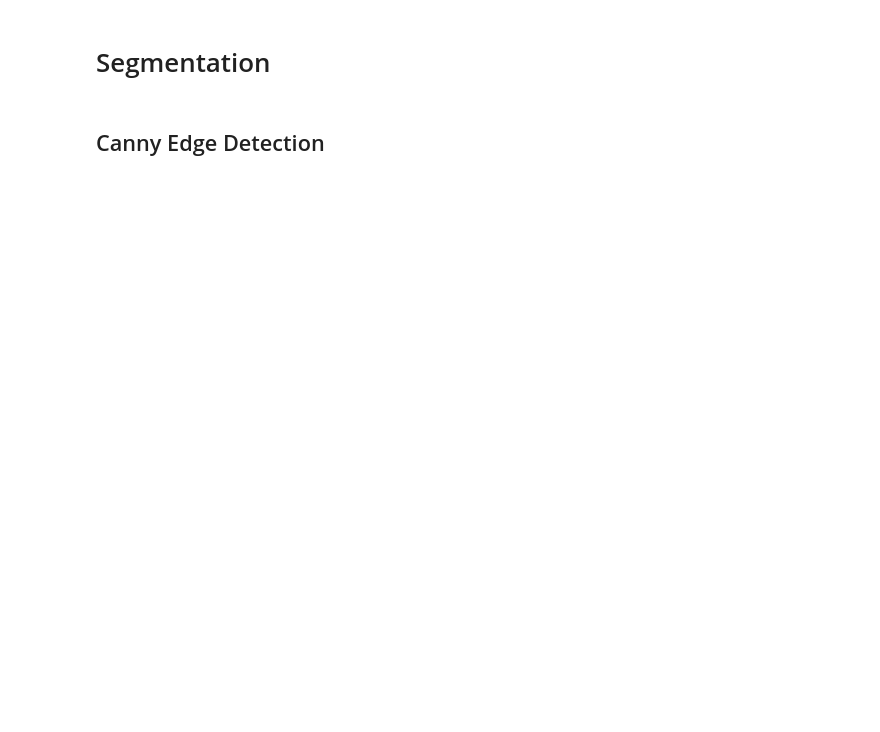
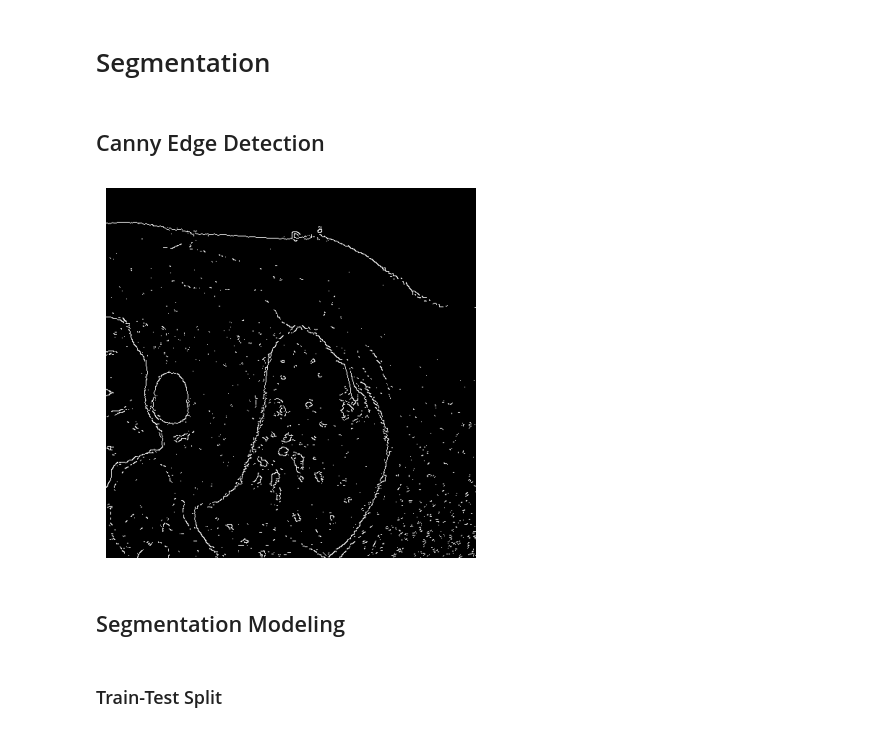
Before and after one commit to ChenshuLiu/BE224B-Final-Project, a Jupyter notebook: BE224B_Final_Project.ipynb, the cells around one changed output. Cells and saved outputs as stored; diff of their text form; code cells hidden in the pictures; blank space fills up the shorter version.

```diff
--- a/BE224B_Final_Project.ipynb
+++ b/BE224B_Final_Project.ipynb
@@ -440,3 +640,22 @@ Frequency domain information of first 600 images has been generated!
 # Segmentation
 # %% [markdown]
 ## Canny Edge Detection
+# %%
+import cv2
+import numpy as np
+from matplotlib import pyplot as plt
+
+image = cv2.imread('/content/drive/MyDrive/BE224B Final Project/NeedleImages_Labeled/Needle/needle_0.jpg', cv2.IMREAD_GRAYSCALE)
+#blurred = cv2.GaussianBlue(image, (5, 5), 0)
+# Apply Canny edge detection
+edges = cv2.Canny(image, 190, 200)
+
+plt.imshow(edges, cmap = 'gray')
+plt.axis('off')
+plt.show()
+# %% [output]
+[figure, added]
+# %% [markdown]
+## Segmentation Modeling
+# %% [markdown]
+### Train-Test Split
```
Also changed, not shown: parts of 18 cells of this notebook.
